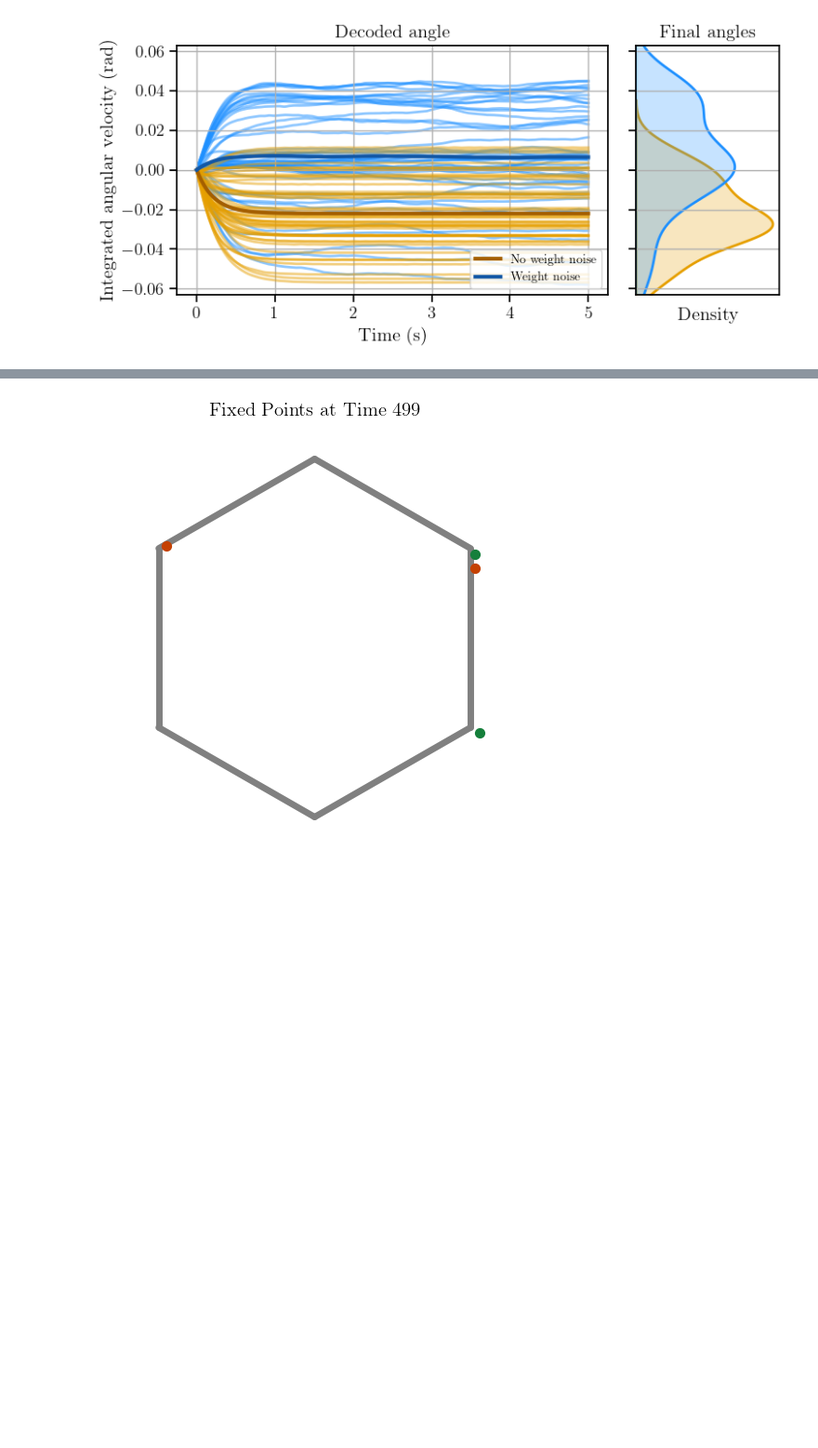
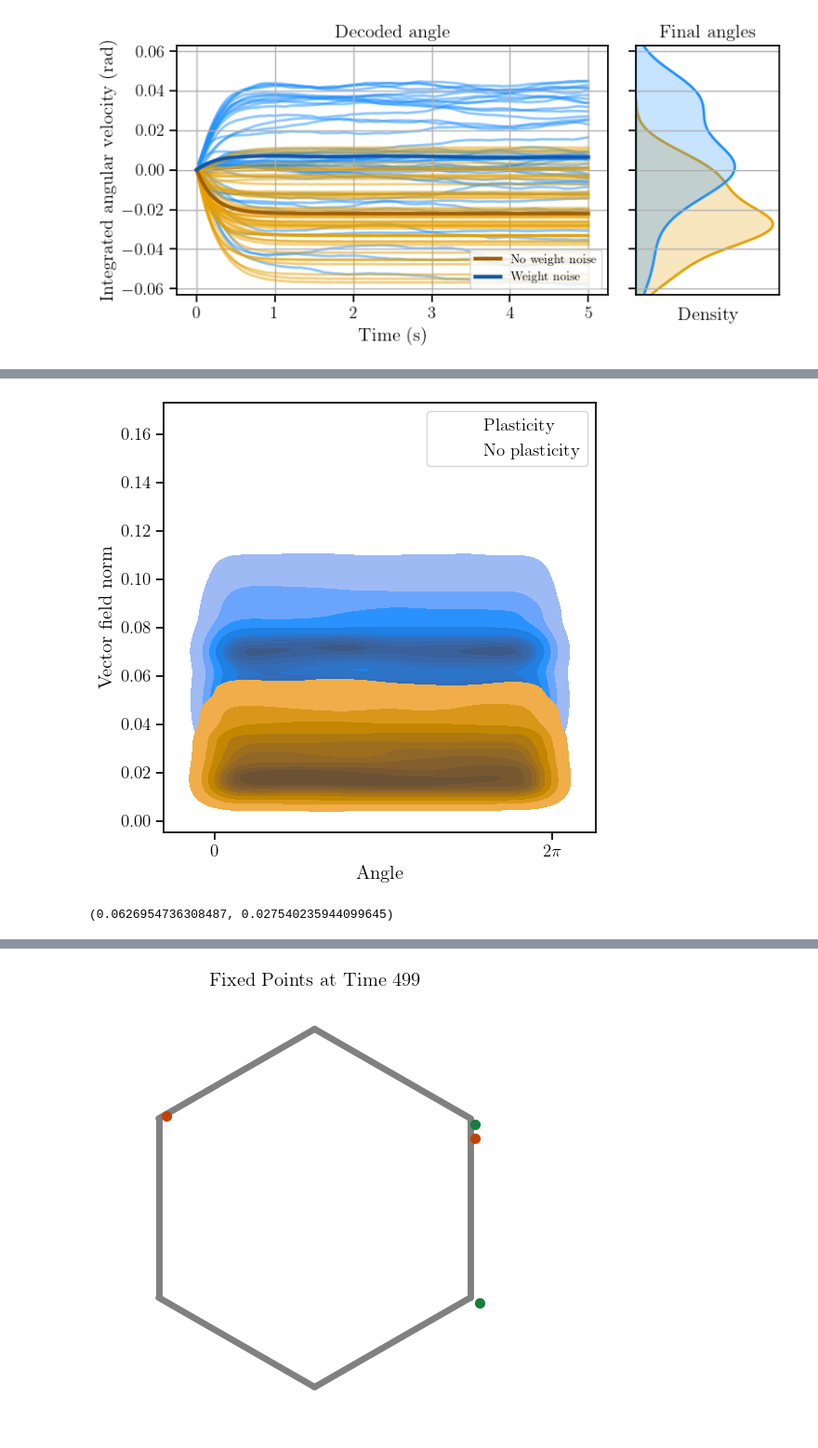
Before and after one commit to Asagodi/topological_diversity, a Jupyter notebook: Stability/homeostasis/plasticity.ipynb, the cells around one changed output, grey strips where cells are left out. Shown at 93% size. Drawn from its saved outputs; the diff is of its cells as text; code cells hidden in the pictures; blank space fills up the shorter version.

```diff
--- a/Stability/homeostasis/plasticity.ipynb
+++ b/Stability/homeostasis/plasticity.ipynb
@@ -372,0 +539,19 @@ for ti, W_sym in tqdm(enumerate(Wt[4][1:])):
+# %%
+fig, ax = plt.subplots(1, 1, figsize=(6, 6))
+#ax.set_xticks(range(48), np.linspace(0,2*np.pi,48))
+
+sns.kdeplot(x=[i for i in range(48)]*762, y=over_all_norms_plast.flatten(), ax=ax, color=plast_color, fill=True, label="Plasticity");
+sns.kdeplot(x=[i for i in range(48)]*762, y=over_all_norms_no.flatten(), ax=ax, color=noplast_color, fill=True, label="No plasticity");
+ax.set_xticks([0,48], [0, r"$2\pi$"])
+ax.set_xlabel("Angle")
+ax.set_ylabel("Vector field norm")
+
+ax.legend()
+plt.savefig(f'{output_path}/outerplasteffect_norms_vel{vel_constant}_sigmaW{scalar_sigma_W}.png', bbox_inches='tight', dpi=500)
+plt.savefig(f'{output_path}/outerplasteffect_norms_vel{vel_constant}_sigmaW{scalar_sigma_W}.pdf', bbox_inches='tight', dpi=500)
+# %% [output]
+[figure, added]
+# %%
+over_all_norms_plast.mean(), over_all_norms_no.mean()
+# %% [output]
+(0.0626954736308487, 0.027540235944099645)
```
Also changed, not shown: parts of 18 cells of this notebook.
